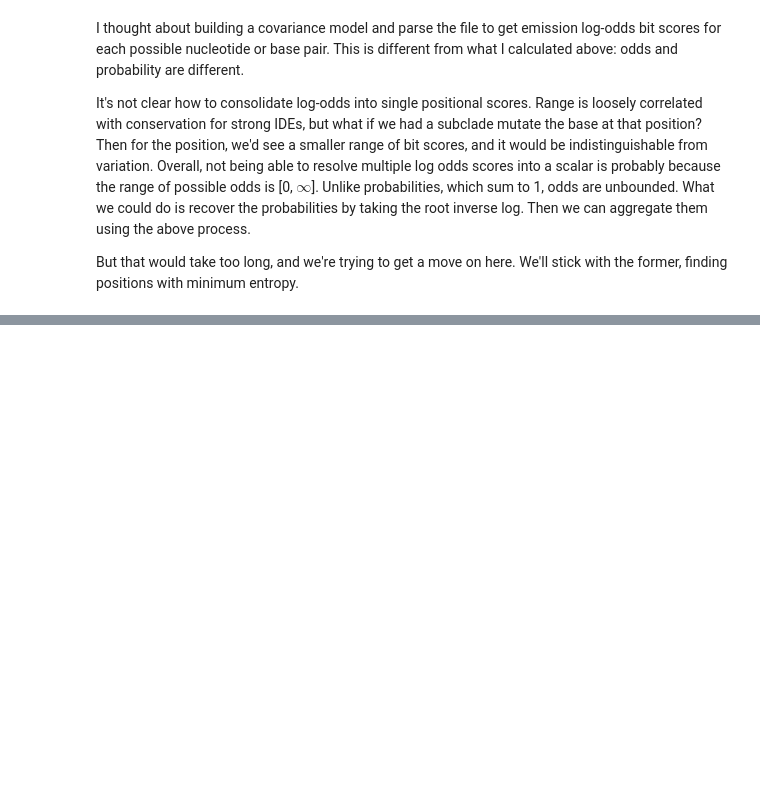
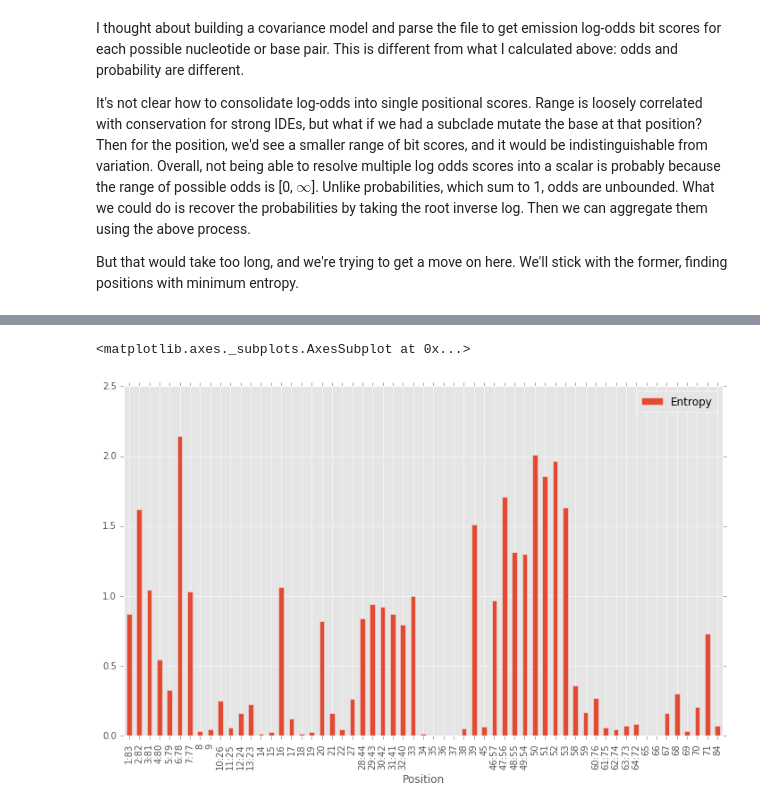
Before and after one commit to bylin/euk-features, a Jupyter notebook: euk-Leu/euk-Leu.ipynb, the cells around one changed output, grey strips where cells are left out. Cells and saved outputs as stored; diff of their text form; code cells hidden in the pictures; blank space fills up the shorter version.

```diff
--- a/euk-Leu/euk-Leu.ipynb
+++ b/euk-Leu/euk-Leu.ipynb
@@ -226,0 +92,7 @@ Position 84 (single #1) Counter({'A': 2079, 'G': 9, 'N': 3, 'U': 3, '-': 1, 'C':
+# %%
+from tRNA_position import get_positions
+
+position = get_positions('euk-Leu.sto')
+
+for position in positions:
+    print(position, position.counts)
@@ -229,12 +120,0 @@ Okay, all the data is processed and in place. Let's convert it into a data frame
-# %%
-from pylab import rcParams
-rcParams['figure.figsize'] = 12, 7
-df = pd.concat(pd.DataFrame({'Position': [position.position],
-                              'Entropy': [position.entropy]}) for position in positions)
-outfile = open('euk-Leu-entropy.tsv', 'w')
-for position in positions:
-    outfile.write('{}\t{}\n'.format(position.position, position.entropy))
-
-df.plot(kind='bar', x='Position')
-#ggplot(df, aes(x='Index', weight='Entropy')) + geom_bar() + theme(axis_text_x=element_text(angle=90, hjust=1)) + \
-#    scale_x_discrete(breaks=list(df.Position),labels=list(df.Index))
@@ -255,0 +144,26 @@ NameError: name 'read' is not defined
+# %%
+def create_mammalian_alignment():
+    import subprocess
+    from Bio import SeqIO
+    species = []
+    for line in open('gtrnadb-mammalia.txt'):
+        tabs = line.strip().split('\t')
+        if len(tabs[1]) > 2: species.append(tabs[1])
+    leu_fhandle = open('mam-Leu-tRNAs.fa', 'w')
+    for seq in SeqIO.parse('euk-Leu-r2-031616.fa', 'fasta'):
+        if ("Leu" in seq.name) and any(s in seq.name for s in species):
+            SeqIO.write(seq, leu_fhandle, 'fasta')
+    leu_fhandle.close()
+
+    subprocess.call('cmalign -g --notrunc --matchonly -o mam-Leu-tRNAs.sto /projects/lowelab/users/blin/tRNAscan/models/current/TRNAinf-euk-Leu.cm mam-Leu-tRNAs.fa', shell = True)
+
+create_mammalian_alignment()
+mam_positions = get_positions('mam-Leu-tRNAs.sto')
+# %%
+df = pd.concat(pd.DataFrame({'Position': [position.position],
+                              'Entropy': [position.entropy]}) for position in mam_positions)
+
+df.plot(kind='bar', x='Position')
+# %% [output]
+<matplotlib.axes._subplots.AxesSubplot at 0x...>
+[figure, added]
```
Also changed, not shown: parts of 16 cells of this notebook.
